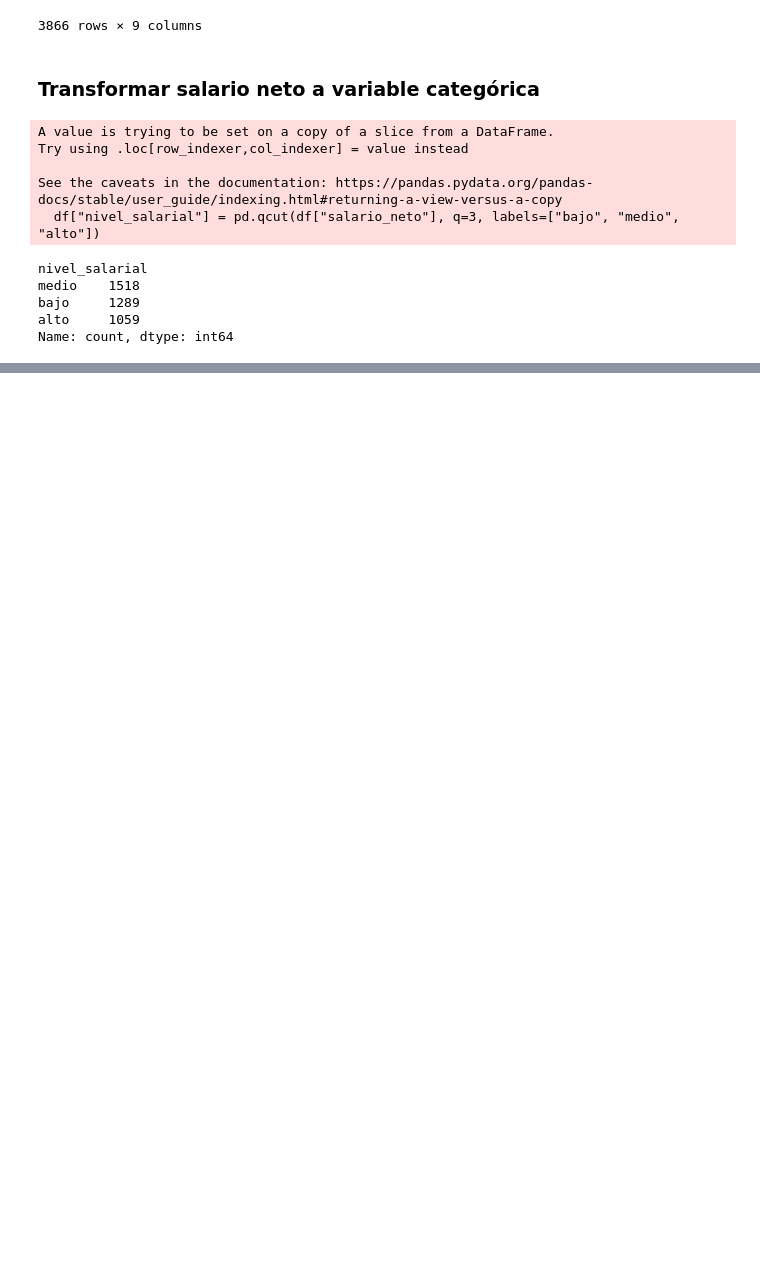
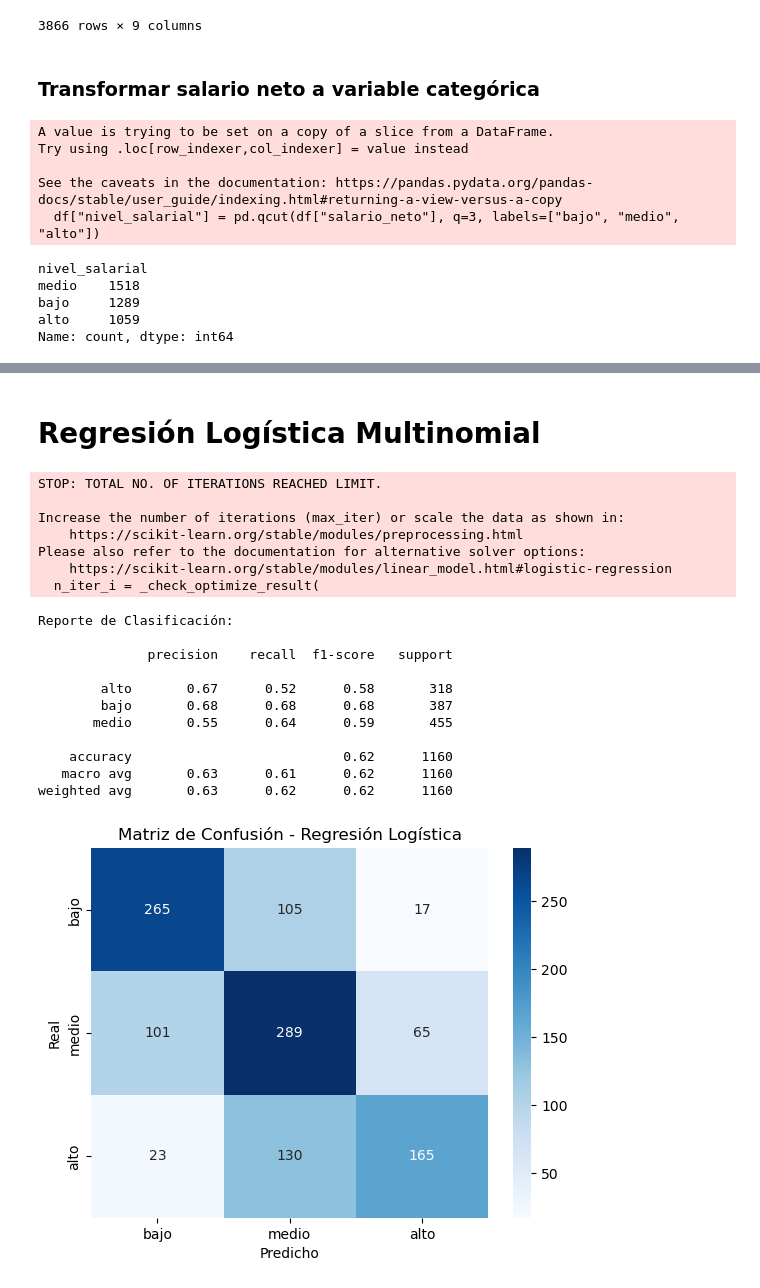
Before and after one commit to diegonoguerarec/data_science_tareas, a Jupyter notebook: 2p/2p_Diego_Noguera.ipynb, the cells around one changed output, grey strips where cells are left out. Cells and saved outputs as stored; diff of their text form; code cells hidden in the pictures; blank space fills up the shorter version.

```diff
--- a/2p/2p_Diego_Noguera.ipynb
+++ b/2p/2p_Diego_Noguera.ipynb
@@ -176,0 +180,70 @@ Name: count, dtype: int64
+# %%
+# Variables predictoras y objetivo
+X = df.drop(columns=["salario_neto", "nivel_salarial"])
+y = df["nivel_salarial"]
+# %%
+# Identificar columnas categóricas y numéricas
+cat_cols = ["genero", "nivel_educativo", "ocupacion", "zona", "tipo_empleo", "departamento"]
+num_cols = ["edad", "horas_trabajadas"]
+# %%
+# Preprocesamiento: One-Hot para categóricas
+preprocessor = ColumnTransformer(
+    transformers=[
+        ("cat", OneHotEncoder(handle_unknown="ignore"), cat_cols),
+        ("num", "passthrough", num_cols)
+    ]
+)
+# %%
+# Dividir en train/test
+X_train, X_test, y_train, y_test = train_test_split(X, y, test_size=0.3, random_state=42, stratify=y)
+# %% [markdown]
+# Regresión Logística Multinomial
+# %%
+# Crear pipeline con el preprocesador y el modelo
+model_log = Pipeline(steps=[
+    ("preprocessor", preprocessor),
+    ("classifier", LogisticRegression(max_iter=1000, multi_class="multinomial"))
+])
+
+# Entrenar
+model_log.fit(X_train, y_train)
+
+# Predecir
+y_pred = model_log.predict(X_test)
+
+# Evaluar
+print("Reporte de Clasificación:\n")
+print(classification_report(y_test, y_pred))
+
+# Matriz de confusión
+import seaborn as sns
+import matplotlib.pyplot as plt
+
+cm = confusion_matrix(y_test, y_pred, labels=["bajo", "medio", "alto"])
+sns.heatmap(cm, annot=True, fmt="d", cmap="Blues",
+            xticklabels=["bajo", "medio", "alto"],
+            yticklabels=["bajo", "medio", "alto"])
+plt.xlabel("Predicho")
+plt.ylabel("Real")
+plt.title("Matriz de Confusión - Regresión Logística")
+plt.show()
+# %% [output]
+STOP: TOTAL NO. OF ITERATIONS REACHED LIMIT.
+
+Increase the number of iterations (max_iter) or scale the data as shown in:
+    https://scikit-learn.org/stable/modules/preprocessing.html
+Please also refer to the documentation for alternative solver options:
+    https://scikit-learn.org/stable/modules/linear_model.html#logistic-regression
+  n_iter_i = _check_optimize_result(
+Reporte de Clasificación:
+
+              precision    recall  f1-score   support
+
+        alto       0.67      0.52      0.58       318
+        bajo       0.68      0.68      0.68       387
+       medio       0.55      0.64      0.59       455
+
+    accuracy                           0.62      1160
+   macro avg       0.63      0.61      0.62      1160
+weighted avg       0.63      0.62      0.62      1160
+[figure, added]
```
Also changed, not shown: parts of 5 cells of this notebook, 1 other file.
